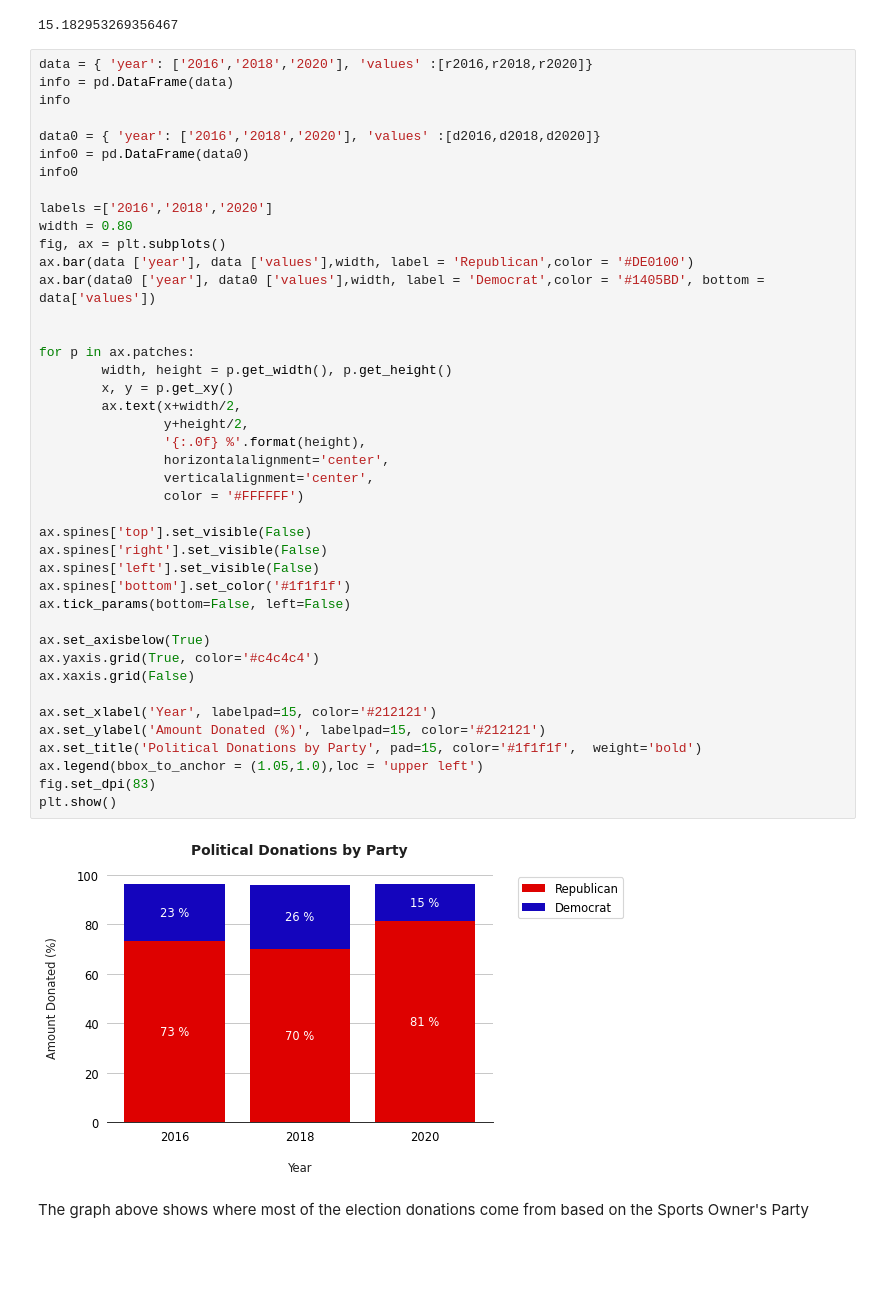
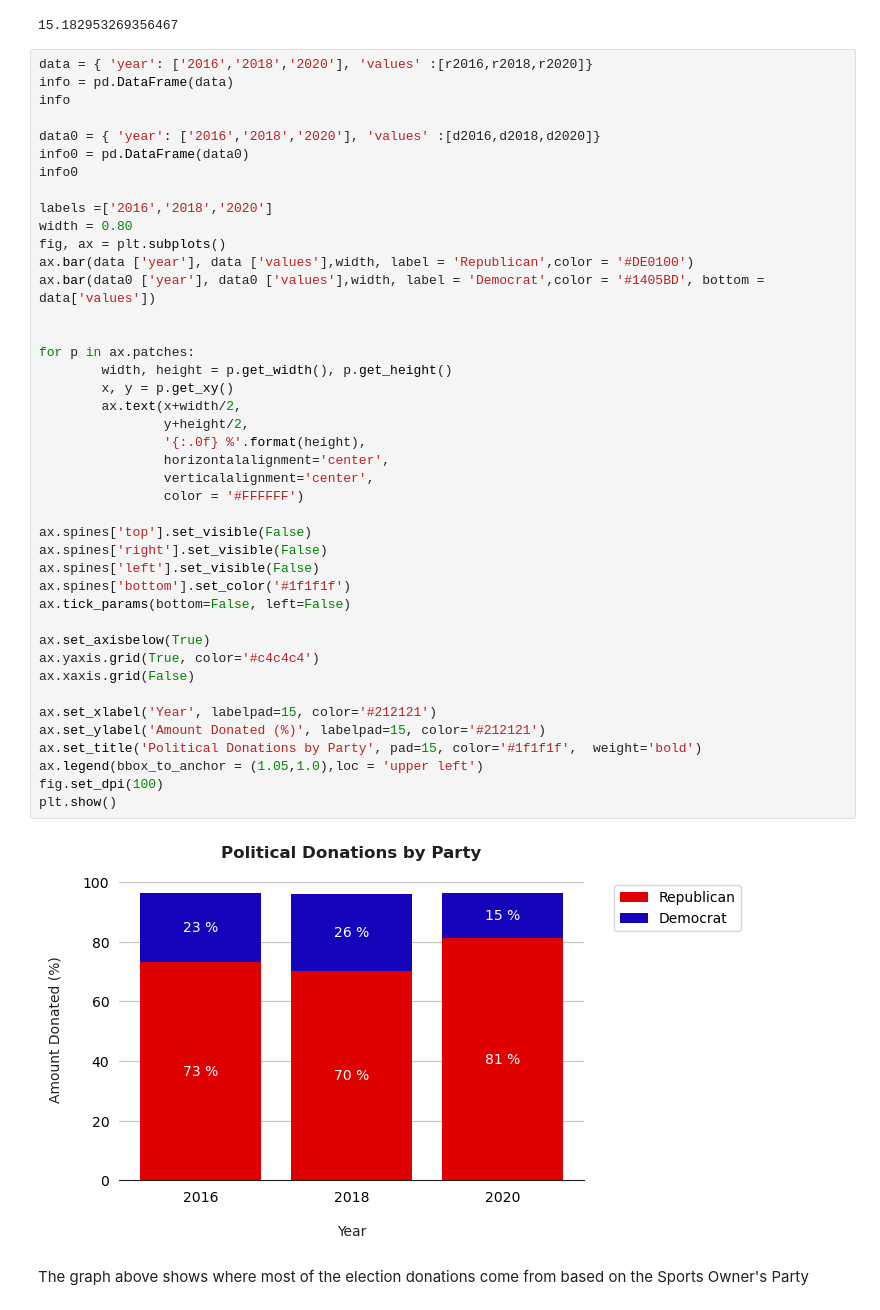
Before and after one commit to richcoca/CIS9655Project, a Jupyter notebook: Group 2.1 Presentation.ipynb, the cells around one changed output. Cells and saved outputs as stored; diff of their text form; blank space fills up the shorter version.

```diff
--- a/Group 2.1 Presentation.ipynb
+++ b/Group 2.1 Presentation.ipynb
@@ -324,35 +341,35 @@ fig, ax = plt.subplots()
 ax.bar(data ['year'], data ['values'],width, label = 'Republican',color = '#DE0100')
 ax.bar(data0 ['year'], data0 ['values'],width, label = 'Democrat',color = '#1405BD', bottom = data['values'])
 
 
 for p in ax.patches:
         width, height = p.get_width(), p.get_height()
         x, y = p.get_xy()
         ax.text(x+width/2,
                 y+height/2,
                 '{:.0f} %'.format(height),
                 horizontalalignment='center',
                 verticalalignment='center',
                 color = '#FFFFFF')
 
 ax.spines['top'].set_visible(False)
 ax.spines['right'].set_visible(False)
 ax.spines['left'].set_visible(False)
 ax.spines['bottom'].set_color('#1f1f1f')
 ax.tick_params(bottom=False, left=False)
 
 ax.set_axisbelow(True)
 ax.yaxis.grid(True, color='#c4c4c4')
 ax.xaxis.grid(False)
 
 ax.set_xlabel('Year', labelpad=15, color='#212121')
 ax.set_ylabel('Amount Donated (%)', labelpad=15, color='#212121')
 ax.set_title('Political Donations by Party', pad=15, color='#1f1f1f',  weight='bold')
 ax.legend(bbox_to_anchor = (1.05,1.0),loc = 'upper left')
-fig.set_dpi(83)
+fig.set_dpi(100)
 plt.show()
 # %% [output]
-[figure, old version]
+[figure, new version]
 # %% [markdown]
 The graph above shows where most of the election donations come from based on the Sports Owner's Party
 # %%
```
Also changed, not shown: parts of 14 cells of this notebook, 1 other file.
